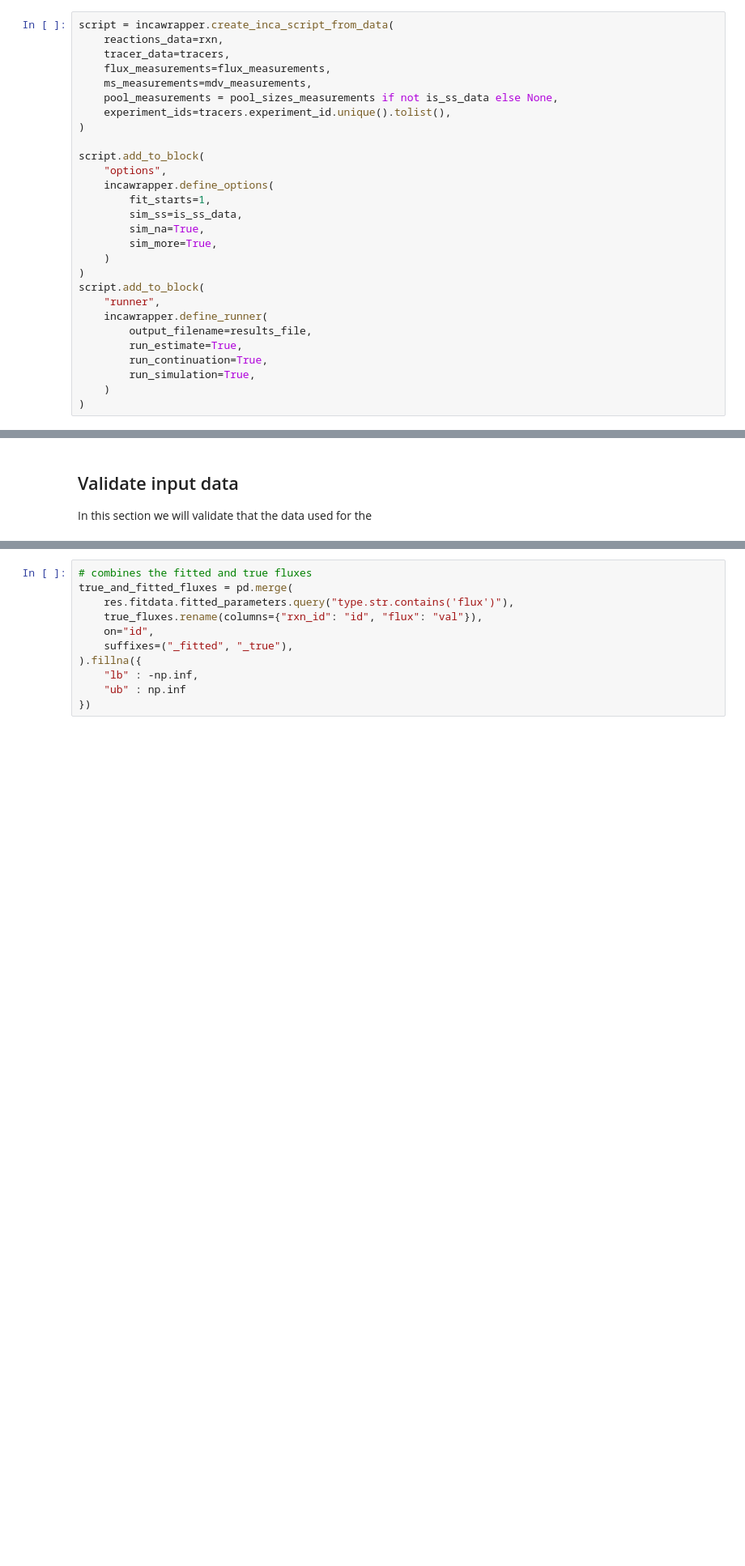
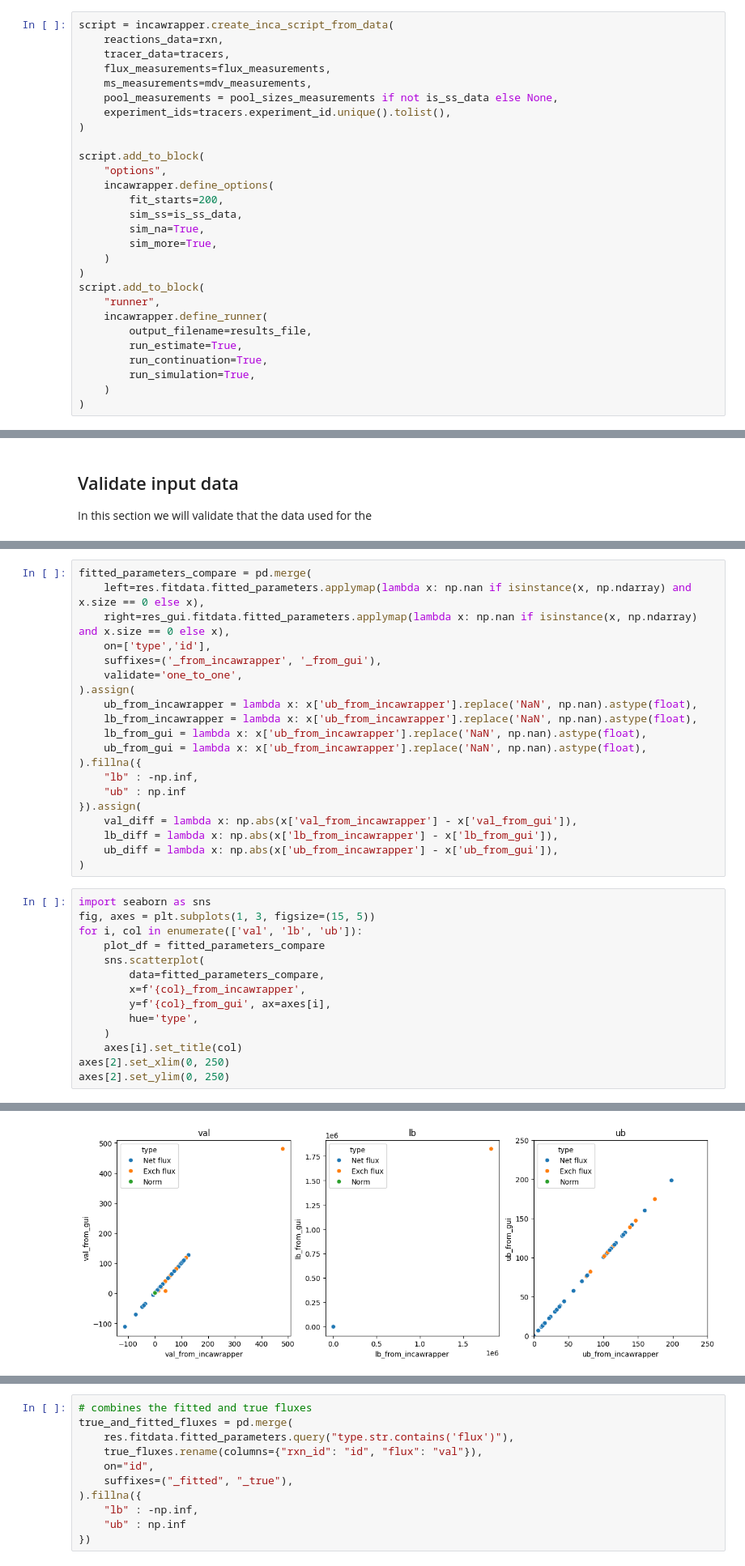
Before and after one commit to biosustain/incawrapper, a Jupyter notebook: docs/examples/c_necator_simulated_data.ipynb, the cells around one changed output, grey strips where cells are left out. Shown at 81% size. Drawn from its saved outputs; the diff is of its cells as text; blank space fills up the shorter version.

Commit message:
Compares GUI and INCAWrapper run with 200 restarts

```diff
--- a/docs/examples/c_necator_simulated_data.ipynb
+++ b/docs/examples/c_necator_simulated_data.ipynb
@@ -68,7 +68,7 @@ script = incawrapper.create_inca_script_from_data(
 script.add_to_block(
     "options",
     incawrapper.define_options(
-        fit_starts=1,
+        fit_starts=200,
         sim_ss=is_ss_data,
         sim_na=True,
         sim_more=True,
@@ -193,0 +162,35 @@ true_fluxes = (pd.read_csv(data_directory / 'true_fluxes.csv')
+# %%
+fitted_parameters_compare = pd.merge(
+    left=res.fitdata.fitted_parameters.applymap(lambda x: np.nan if isinstance(x, np.ndarray) and x.size == 0 else x),
+    right=res_gui.fitdata.fitted_parameters.applymap(lambda x: np.nan if isinstance(x, np.ndarray) and x.size == 0 else x),
+    on=['type','id'],
+    suffixes=('_from_incawrapper', '_from_gui'),
+    validate='one_to_one',
+).assign(
+    ub_from_incawrapper = lambda x: x['ub_from_incawrapper'].replace('NaN', np.nan).astype(float),
+    lb_from_incawrapper = lambda x: x['ub_from_incawrapper'].replace('NaN', np.nan).astype(float),
+    lb_from_gui = lambda x: x['ub_from_incawrapper'].replace('NaN', np.nan).astype(float),
+    ub_from_gui = lambda x: x['ub_from_incawrapper'].replace('NaN', np.nan).astype(float),
+).fillna({
+    "lb" : -np.inf,
+    "ub" : np.inf
+}).assign(
+    val_diff = lambda x: np.abs(x['val_from_incawrapper'] - x['val_from_gui']),
+    lb_diff = lambda x: np.abs(x['lb_from_incawrapper'] - x['lb_from_gui']),
+    ub_diff = lambda x: np.abs(x['ub_from_incawrapper'] - x['ub_from_gui']),
+)
+# %%
+import seaborn as sns
+fig, axes = plt.subplots(1, 3, figsize=(15, 5))
+for i, col in enumerate(['val', 'lb', 'ub']):
+    plot_df = fitted_parameters_compare
+    sns.scatterplot(
+        data=fitted_parameters_compare,
+        x=f'{col}_from_incawrapper',
+        y=f'{col}_from_gui', ax=axes[i],
+        hue='type',
+    )
+    axes[i].set_title(col)
+axes[2].set_xlim(0, 250)
+axes[2].set_ylim(0, 250)
+# %% [output]
@@ -193,0 +198 @@ true_fluxes = (pd.read_csv(data_directory / 'true_fluxes.csv')
+[figure, added]
```
Also changed, not shown: parts of 12 cells of this notebook, 1 other file.
